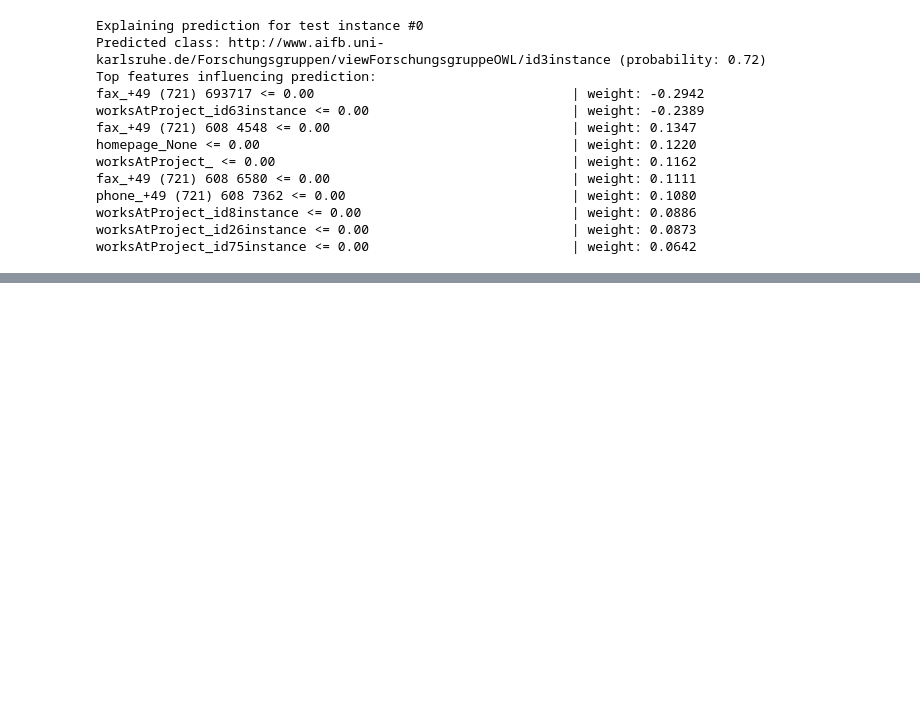
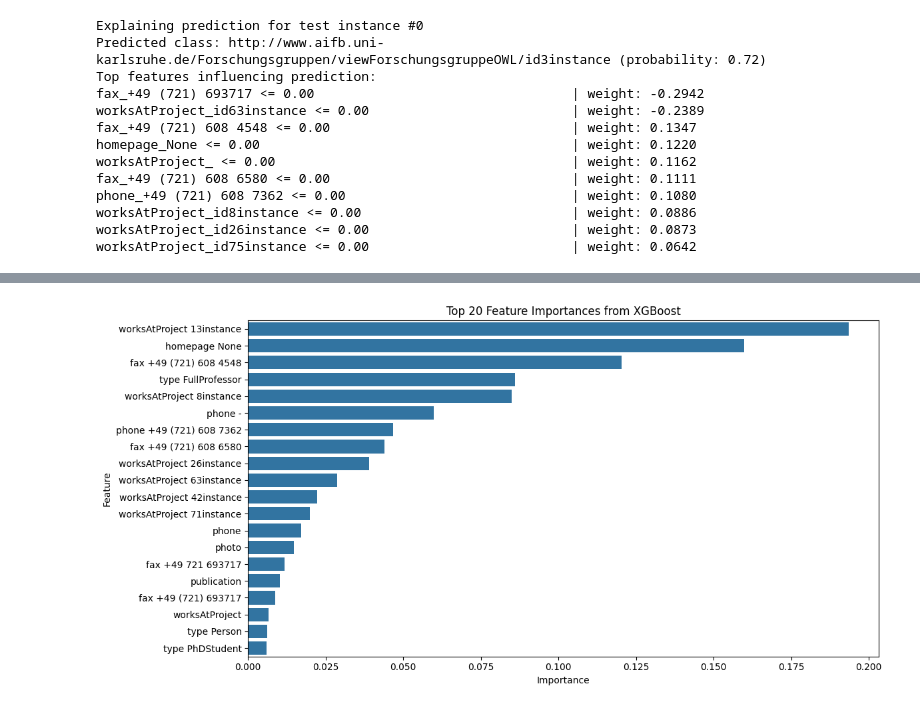
Before and after one commit to Ruthwik2610/X-AI_MP-, a Jupyter notebook: tt.ipynb, the cells around one changed output, grey strips where cells are left out. Cells and saved outputs as stored; diff of their text form; code cells hidden in the pictures; blank space fills up the shorter version.

```diff
--- a/tt.ipynb
+++ b/tt.ipynb
@@ -296,0 +324,15 @@ worksAtProject_id75instance <= 0.00                          | weight: 0.0642
+# %%
+importances = model.feature_importances_
+importance_df = pd.DataFrame({
+    'Feature': filtered_feature_names,
+    'Importance': importances
+}).sort_values(by='Importance', ascending=False)
+
+# Plot top 20 features
+plt.figure(figsize=(12, 6))
+sns.barplot(data=importance_df.head(20), x='Importance', y='Feature')
+plt.title("Top 20 Feature Importances from XGBoost")
+plt.tight_layout()
+plt.show()
+# %% [output]
+[figure, added]
```
Also changed, not shown: parts of 1 cell of this notebook.
